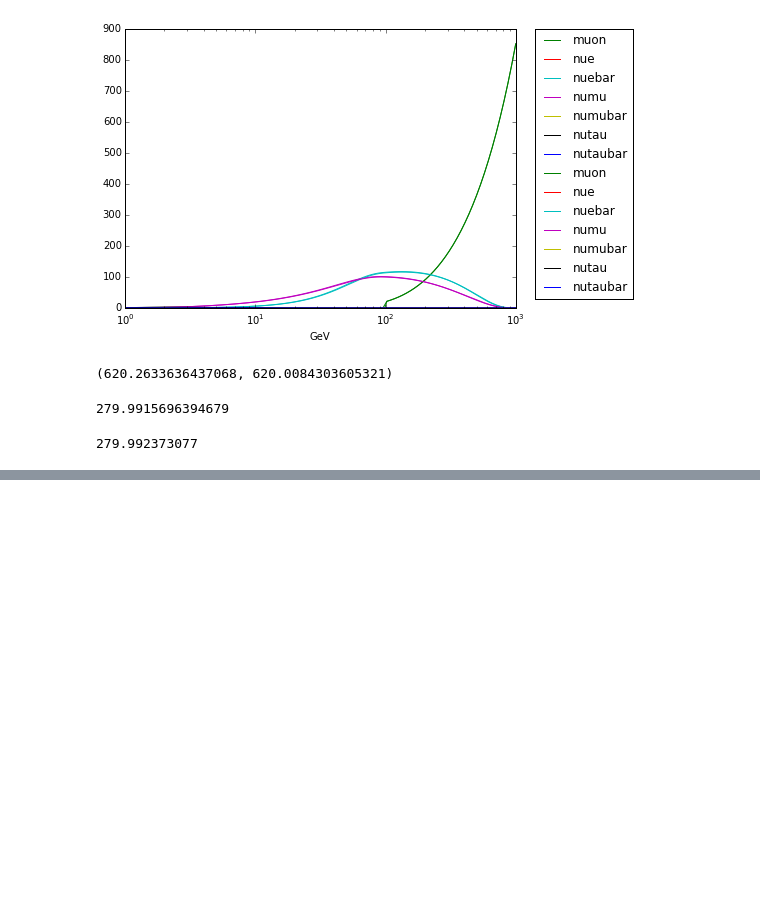
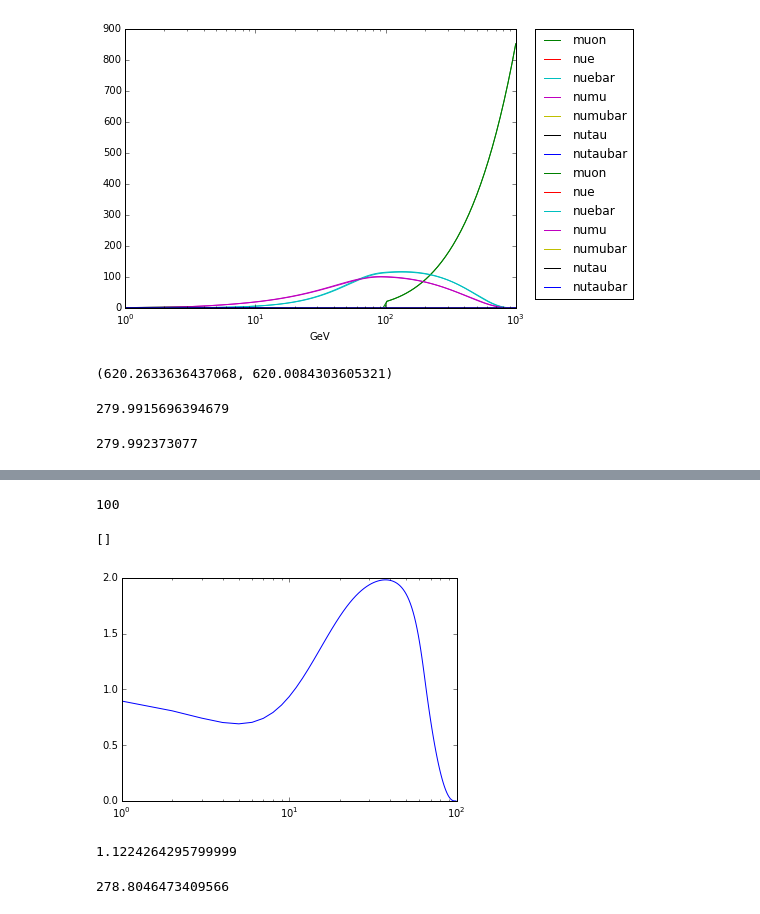
Before and after one commit to arguelles/muSQuIDS, a Jupyter notebook: notebooks/muSQuIDS_sanity_checks.ipynb, the cells around one changed output, grey strips where cells are left out. Drawn from its saved outputs; the diff is of its cells as text; code cells hidden in the pictures; blank space fills up the shorter version.

```diff
--- a/notebooks/muSQuIDS_sanity_checks.ipynb
+++ b/notebooks/muSQuIDS_sanity_checks.ipynb
@@ -97,0 +138,18 @@ NuebarGain + NumubarGain + NutaubarGain
+# %%
+len(m[:,5])
+# %% [output]
+100
+# %%
+plt.plot(m[:,5])
+plt.semilogx()
+# %% [output]
+[]
+[figure, added]
+# %%
+np.sum(m[:,5])/100.0
+# %% [output]
+1.1224264295799999
+# %%
+SIntegral(m,5)
+# %% [output]
+278.8046473409566
```
Also changed, not shown: parts of 8 cells of this notebook, 2 other files.
